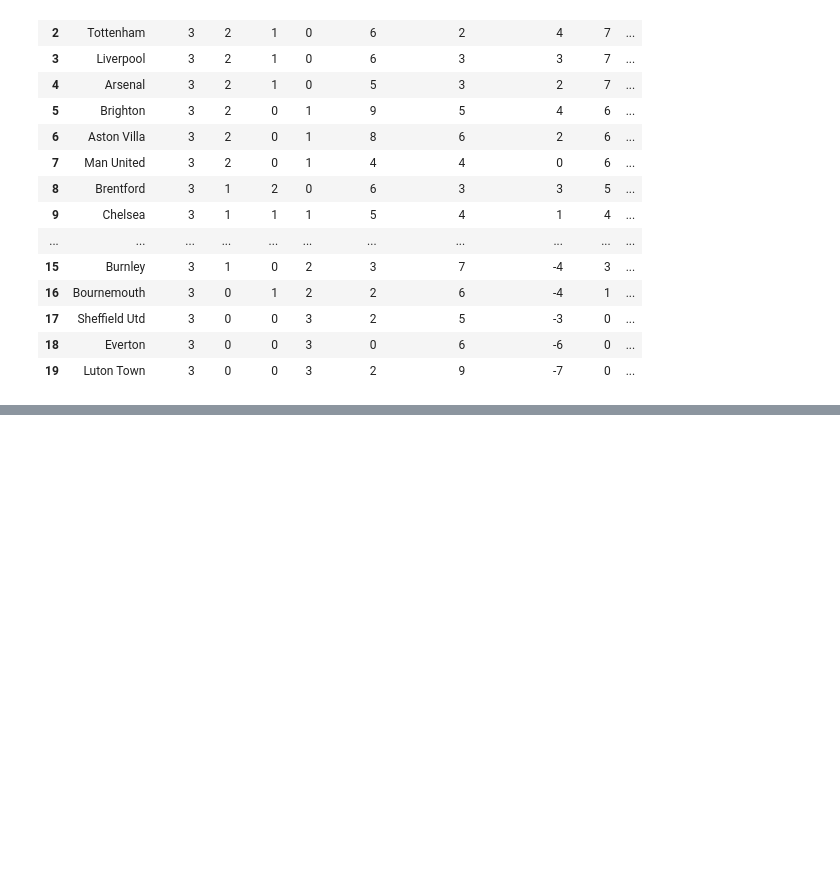
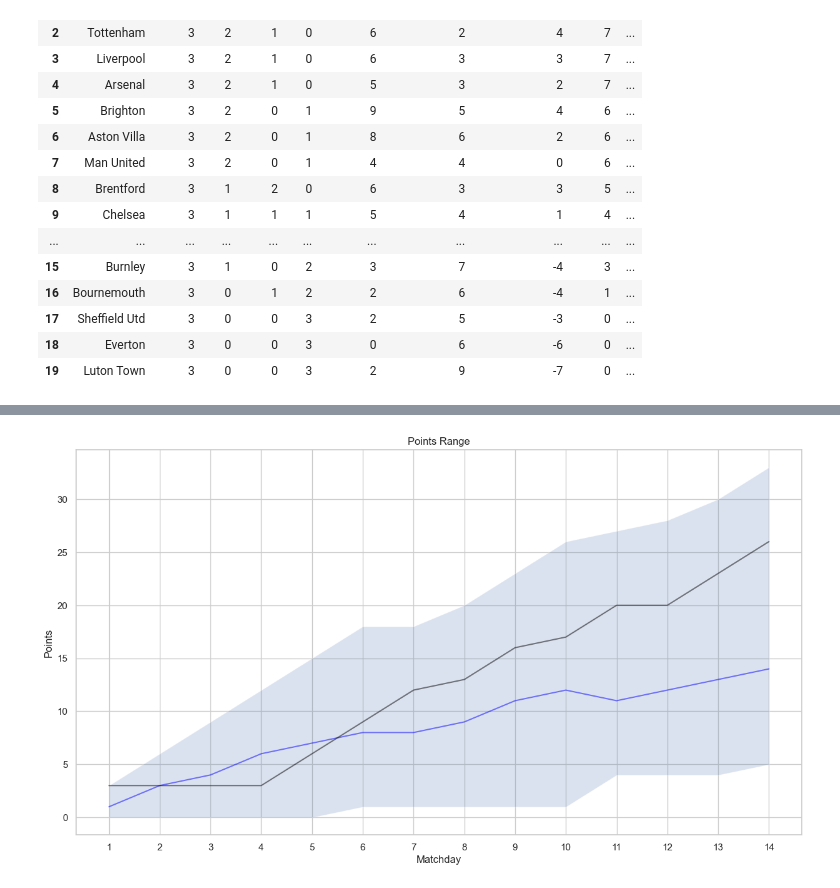
Before and after one commit to solstice035/footballdash, a Jupyter notebook: code/notebooks/results_api-v2.ipynb, the cells around one changed output, grey strips where cells are left out. Saved outputs shown, nothing was run; the diff lists cells and outputs as text; code cells hidden in the pictures; blank space fills up the shorter version.

Commit message:
create points range plots stuck on 2022 season (it's trunkated?)

```diff
--- a/code/notebooks/results_api-v2.ipynb
+++ b/code/notebooks/results_api-v2.ipynb
@@ -310,0 +363,6 @@ df_league_table.head(20)
+# %%
+# loop over create_points_history function for each matchday from 1 to max_matchday, create a new column for each matchday
+for i in range(1, max_matchday + 1):
+    df_pts[i] = create_points_history(df, 'homeTeam.shortName', 'awayTeam.shortName', 'home_result', 'away_result' , i)['points']
+
+df_pts.head(20)
@@ -310,0 +421,12 @@ df_league_table.head(20)
+# %%
+
+
+# convert matchday, min, max, range and mean to int
+df_min_max['matchday'] = df_min_max['matchday'].astype(int)
+df_min_max['min'] = df_min_max['min'].astype(int)
+df_min_max['max'] = df_min_max['max'].astype(int)
+df_min_max['range'] = df_min_max['range'].astype(int)
+df_min_max['mean'] = df_min_max['mean'].astype(int)
+df_min_max['newcastle'] = df_min_max['newcastle'].astype(int)
+
+df_min_max.info()
@@ -310,0 +447,28 @@ df_league_table.head(20)
+# %%
+# plot points min and max in a filled line chart (fill_between)
+# set style
+sns.set_style("whitegrid")
+# set size
+plt.figure(figsize=(15, 8))
+# plot min and max
+plt.fill_between(df_min_max['matchday'], df_min_max['min'], df_min_max['max'], alpha=0.2)
+# plot mean
+plt.plot(df_min_max['matchday'], df_min_max['mean'], color='blue', alpha=0.5)
+# plot newcastle
+plt.plot(df_min_max['matchday'], df_min_max['newcastle'], color='black', alpha=0.5)
+# plot median
+# plt.plot(df_min_max['matchday'], df_min_max['median'], color='blue', alpha=0.5)
+# set title
+plt.title('Points Range')
+# set y axis label
+plt.ylabel('Points')
+# set x axis label
+plt.xlabel('Matchday')
+# set x axis ticks
+plt.xticks(df_min_max['matchday'])
+# save plot
+plt.savefig('points_range.png')
+# show plot
+plt.show()
+# %% [output]
+[figure, added]
```
Also changed, not shown: parts of 7 cells of this notebook, 2 other files.
